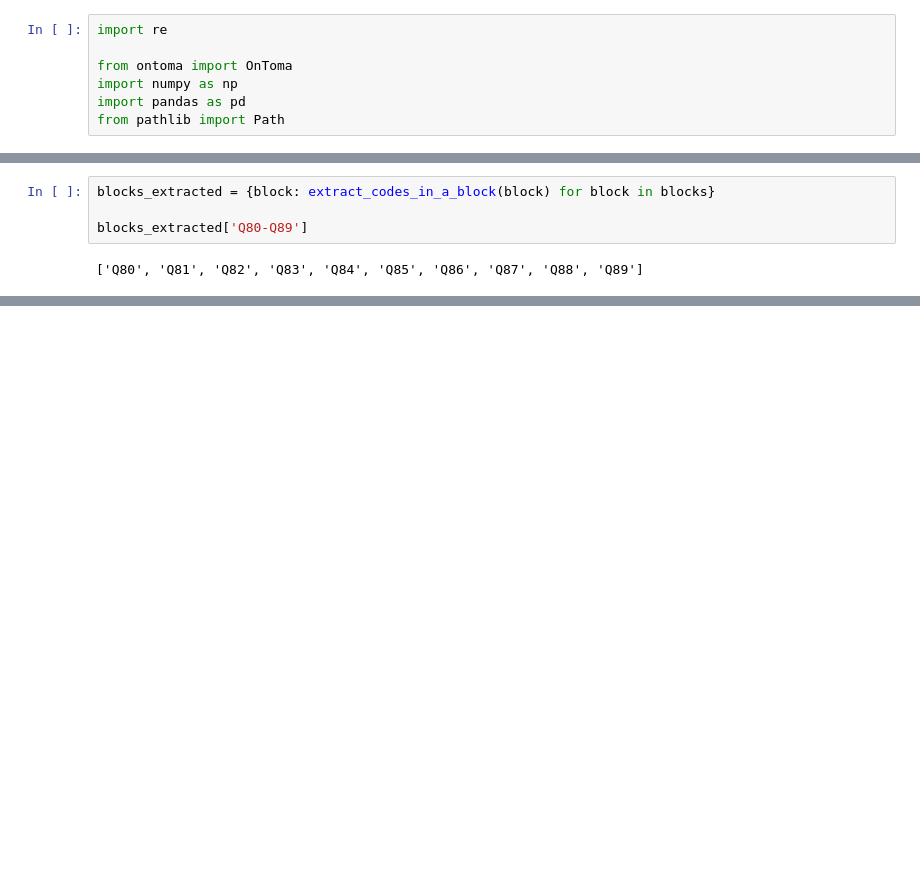
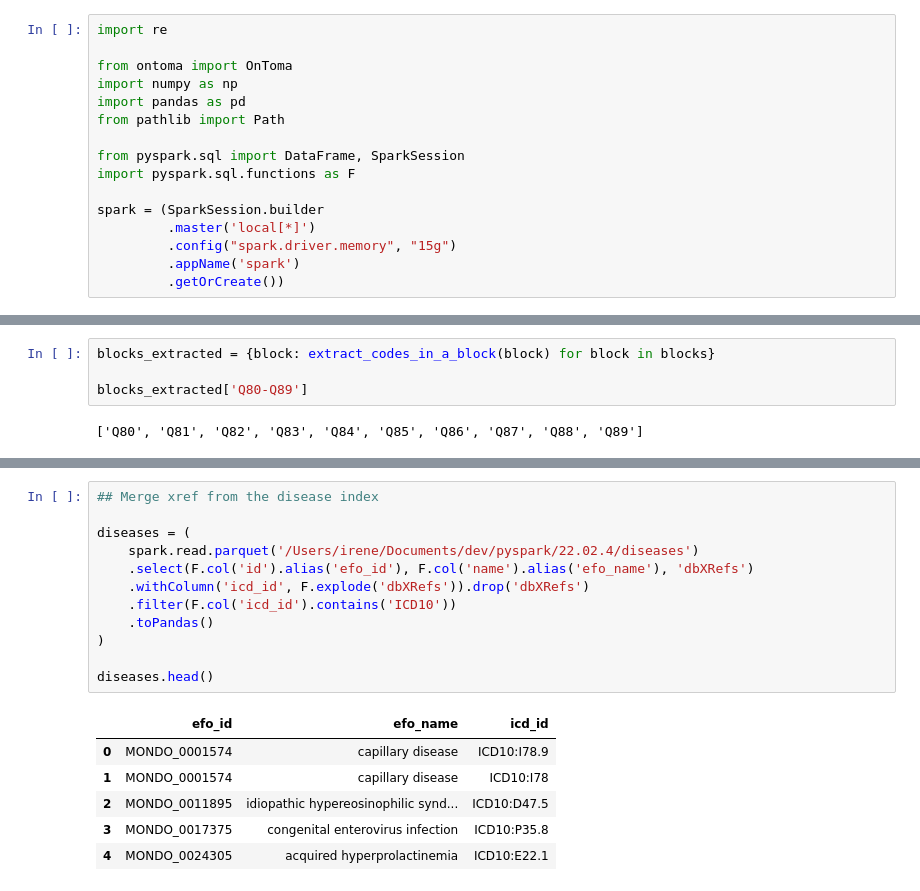
Before and after one commit to ireneisdoomed/random_notebooks, a Jupyter notebook: exome_data/az/notebooks/phenotypes.ipynb, the cells around one changed output, grey strips where cells are left out. Drawn from its saved outputs; the diff is of its cells as text; blank space fills up the shorter version.

```diff
--- a/exome_data/az/notebooks/phenotypes.ipynb
+++ b/exome_data/az/notebooks/phenotypes.ipynb
@@ -5,6 +5,15 @@ from ontoma import OnToma
 import numpy as np
 import pandas as pd
 from pathlib import Path
+
+from pyspark.sql import DataFrame, SparkSession
+import pyspark.sql.functions as F
+
+spark = (SparkSession.builder
+         .master('local[*]')
+         .config("spark.driver.memory", "15g")
+         .appName('spark')
+         .getOrCreate())
 # %%
 ROOT = Path.cwd().parent
 
@@ -536,3 +542,22 @@ tmp.head()
 | 2 | Union#A020#A02.0 Salmonella gastr... | 41270#A020#A02.0 Salmonella gastr... | 41202#A020#A02.0 Salmonella gastr... | 40001#A020#A02.0 Salmonella gastr... | 40002#A020#A02.0 Salmonella gastr... | ... |
 | 3 | Union#A03#A03 Shigellosis | 41270#A03#A03 Shigellosis | 41202#A03#A03 Shigellosis | 40001#A03#A03 Shigellosis | 40002#A03#A03 Shigellosis | ... |
 | 4 | Union#A04#A04 Other bacterial int... | 41270#A04#A04 Other bacterial int... | 41202#A04#A04 Other bacterial int... | 40001#A04#A04 Other bacterial int... | 40002#A04#A04 Other bacterial int... | ... |
+# %%
+## Merge xref from the disease index
+
+diseases = (
+    spark.read.parquet('/Users/irene/Documents/dev/pyspark/22.02.4/diseases')
+    .select(F.col('id').alias('efo_id'), F.col('name').alias('efo_name'), 'dbXRefs')
+    .withColumn('icd_id', F.explode('dbXRefs')).drop('dbXRefs')
+    .filter(F.col('icd_id').contains('ICD10'))
+    .toPandas()
+)
+
+diseases.head()
+# %% [output]
+|  | efo_id | efo_name | icd_id |
+| 0 | MONDO_0001574 | capillary disease | ICD10:I78.9 |
+| 1 | MONDO_0001574 | capillary disease | ICD10:I78 |
+| 2 | MONDO_0011895 | idiopathic hypereosinophilic synd... | ICD10:D47.5 |
+| 3 | MONDO_0017375 | congenital enterovirus infection | ICD10:P35.8 |
+| 4 | MONDO_0024305 | acquired hyperprolactinemia | ICD10:E22.1 |
```
Also changed, not shown: parts of 9 cells of this notebook.
